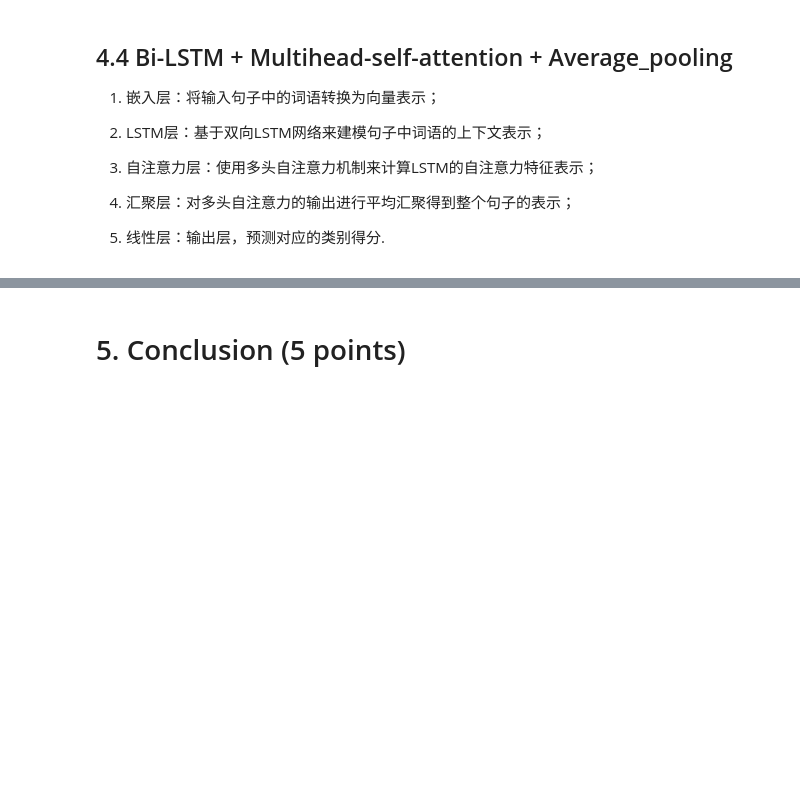
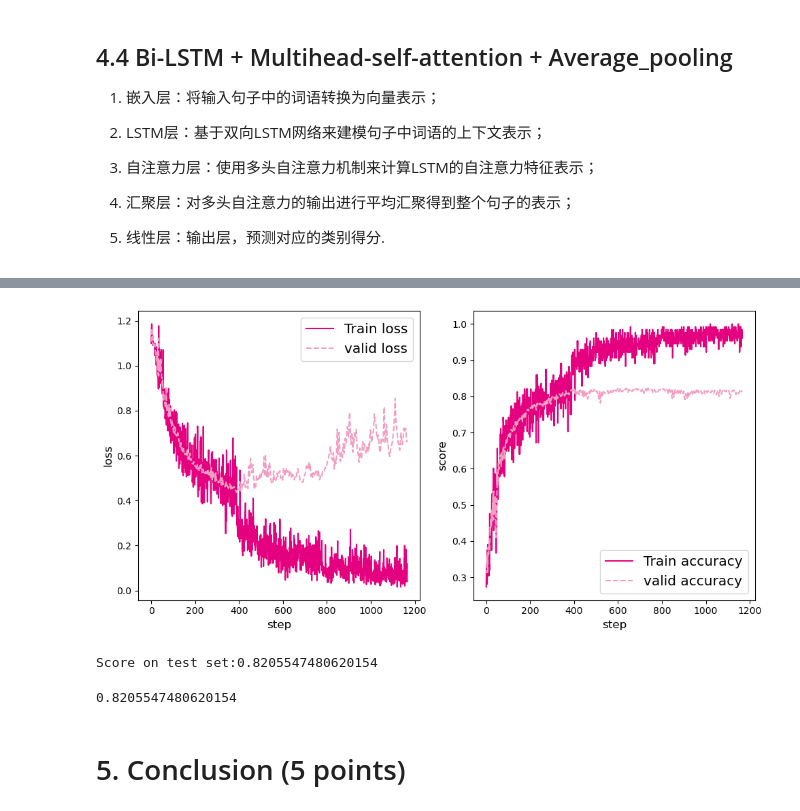
Before and after one commit to FlyingDutchman26/prml-project-2022-Fall, a Jupyter notebook: assignment2/assignment2.ipynb, the cells around one changed output, grey strips where cells are left out. Drawn from its saved outputs; the diff is of its cells as text; code cells hidden in the pictures; blank space fills up the shorter version.

Commit message:
finish attention raw

```diff
--- a/assignment2/assignment2.ipynb
+++ b/assignment2/assignment2.ipynb
@@ -851,0 +999,33 @@ Attention is all you need!
+# %%
+class Model_LSTMSelftAttention(nn.Module):
+    def __init__(self,args = args,init_embedding = embedding,num_layers=1,bidirectional = True,attention = None):
+        super(Model_LSTMSelftAttention,self).__init__()
+        self.hidden_size = args['len_feature']
+        self.num_layers = num_layers
+        self.n_direction = 2 if bidirectional else 1
+        self.embedding = nn.Embedding.from_pretrained(torch.tensor(init_embedding.embedding_matrix),padding_idx=0,freeze=False).to(device)
+        self.dropout = nn.Dropout(args['dropout'])
+        self.lstm = nn.LSTM(input_size = self.hidden_size,hidden_size = self.hidden_size,num_layers=self.num_layers,bidirectional=bidirectional,batch_first = True,dropout = 0.1)
+        # RNN层的输入格式 [input,h_0] 隐藏层初始状态h0可以自己给定(default zeros) 然而这个不能指定batch_first !
+        # 已经指定 batch_first = True, 因此input维度为[B,L,M] = [batch_size,seq_length,input_dim(len_feature)]
+        # 一般的 RNN 的输出有两项[ouput,h_n],  LSTM比较特殊，是 [output, (h_n, c_n)],output即为输出结果，h_n指最终全部隐藏层状态
+        # 指定batch_first后，output是所有每次输出[B,L,hidden * bidirectional]
+        # 最终全部隐藏层状态 h_n 维度为[bidirectional*num_layers,batch_size,hidden_size] 不能指定batch_first
+        self.attention = attention
+        self.average_layer = AveragePooling()
+        self.fc = nn.Linear(self.n_direction*self.hidden_size,args['num_class']) # 和layer无关了，就是最后一层的最终隐藏层
+
+    def forward(self,input,valid_lens):
+        # input : [batch_size, seq_length] : 尚未embedding
+        batch_size = input.shape[0]
+        valid_lens = valid_lens
+        h_0 = torch.zeros(self.n_direction*self.num_layers,batch_size,self.hidden_size).to(device) # 这个不能batch_first 有点坑
+        c_0 = torch.zeros(self.n_direction*self.num_layers,batch_size,self.hidden_size).to(device)
+        lstm_input = self.embedding(input)
+        output,(h_n,c_n) = self.lstm(lstm_input,(h_0,c_0))
+        # 注意！！！ batch_first : does not apply to hidden or cell states! 坑比！
+        # h_n: [bidirectional*num_layers,batch_size,hidden_size]
+        output = self.attention(output,valid_lens)
+        output = self.average_layer(output, valid_lens)
+        output = self.fc(output)
+        return output
@@ -851,0 +1116,9 @@ Attention is all you need!
+# %%
+multi_head_attn = MultiHeadSelfAttention(inputs_size=600, heads_num=3)
+model = Model_LSTMSelftAttention(attention = multi_head_attn)
+model.to(device)
+loss_fn = nn.CrossEntropyLoss()
+optimizer = torch.optim.Adam(model.parameters(), lr = 0.003)
+runner = Runner_V2(model = model,optimizer=optimizer,loss_fn = loss_fn)
+# %%
+runner.train(train_loader,dev_loader)
@@ -852,3 +1143,12 @@ Attention is all you need!
+# %%
+plot(runner,fig_name='LSTM+SelfAttention_Classifier.pdf')
+# %% [output]
+[figure, added]
+# %%
+runner.predict(test_loader)
+# %% [output]
+Score on test set:0.8205547480620154
+0.8205547480620154
 # %% [markdown]
 # 5. Conclusion (5 points)
 # %% [markdown]
```
Also changed, not shown: parts of 12 cells of this notebook.
